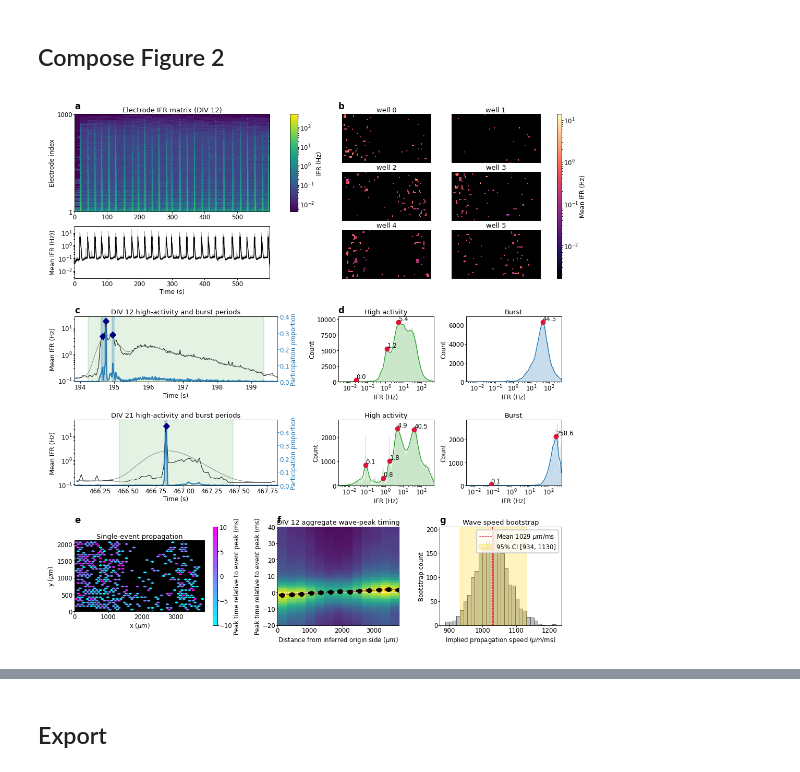
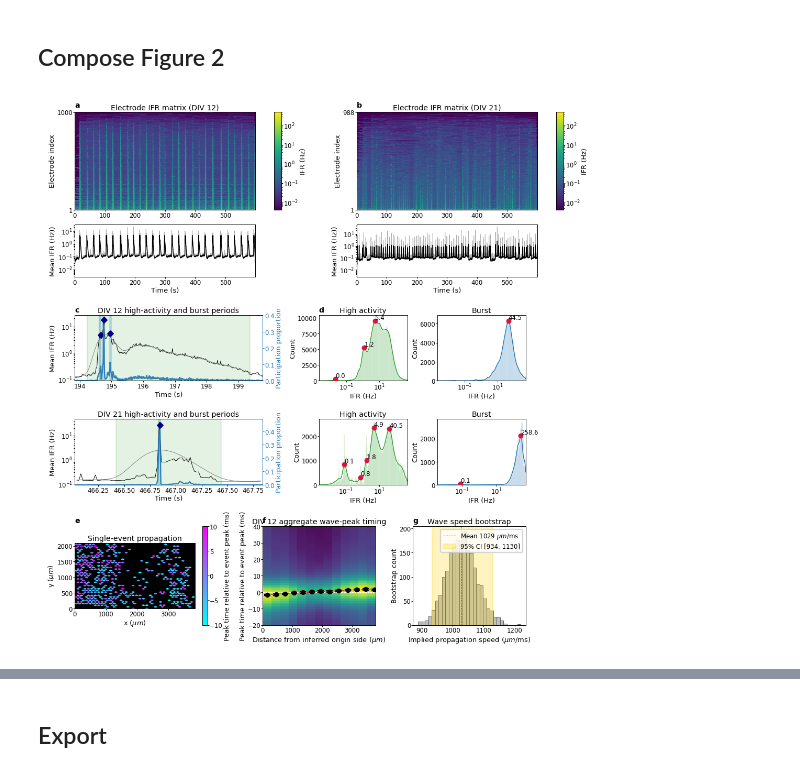
Before and after one commit to dlrebbin98/ephax, a Jupyter notebook: Notebooks/figure_2_burst_compilation.ipynb, the cells around one changed output, grey strips where cells are left out. Saved outputs shown, nothing was run; the diff lists cells and outputs as text; code cells hidden in the pictures.

```diff
--- a/Notebooks/figure_2_burst_compilation.ipynb
+++ b/Notebooks/figure_2_burst_compilation.ipynb
@@ -64,7 +65,7 @@ Set `FORCE_RERUN = True` after changing analysis parameters. The cache stores on
 # %%
 FORCE_RERUN = False
 SAVE_FIGURE = True
-CACHE_VERSION = "figure2_burst_v4_zero_based_recording_clock"
+CACHE_VERSION = "figure2_burst_v5_supp_all_divs"
 
 DATA_ROOT = repo_root / "ephax/data/stimRemovalNull"
 FILENAME_TEMPLATE = "DIV{div}_240703_data_well{well}_exp_data.npz"
@@ -75,6 +76,7 @@ OUTPUT_DIR.mkdir(parents=True, exist_ok=True)
 
 WELLS = [0, 1, 2, 3, 4, 5]
 DIVS = [12, 21]
+SUPP_DIVS = [12, 14, 21, 22, 23, 26]
 EXAMPLE_WELL = 0
 START_SEC = 0.0
 END_SEC = 600.0
@@ -104,6 +106,8 @@ WAVE_MIN_ELECTRODES_PER_BIN = 5
 WAVE_MIN_EVENTS_PER_BIN = 5
 WAVE_BOOTSTRAP_REPS = 2000
 WAVE_RANDOM_SEED = 0
+SUPP_BOOTSTRAP_REPS = 2000
+SUPP_RANDOM_SEED = 0
 WAVE_FORCE_RECOMPUTE = False
 AGGREGATE_WAVE_FORCE_RECOMPUTE = False
 
@@ -580,7 +1011,7 @@ def draw_peak_time_map_panel(data, ax, **options):
 ## Compose Figure 2
 # %%
 fig2 = compose_figure(
-    figure(width="two_column", height_mm=190, rows=[0.5, 0.2, 0.2, 0.3], row_gaps=[0.04, 0.04, 0.05], wspace=0, ncols=24, constrained_layout=False),
+    figure(width="two_column", height_mm=190, rows=[0.5, 0.2, 0.2, 0.3], row_gaps=[0.04, 0.04, 0.05], wspace=0, ncols=26, constrained_layout=False),
     [
         panel(
             "ifr_div12",
@@ -599,13 +1030,20 @@ fig2 = compose_figure(
             },
         ),
         panel(
-            "grid_div12",
+            "ifr_div21",
             label="b",
-            loc=(0, 13, 1, 11),
-            draw=draw_grid_panel,
-            data=figure2_data["grid"][12],
-            axes_factory=lambda fig, subplotspec: grid_avghz_panel_axes_factory(fig, subplotspec, n_items=len(WELLS), ncols=2),
-            options={"compact": True, "show_legend": True},
+            loc=(0, 15, 1, 11),
+            draw=draw_population_ifr_summary,
+            data=figure2_data["single"][21]["population"],
+            axes_factory=population_ifr_summary_axes_factory,
+            options={
+                "heatmap_title": "Electrode IFR matrix (DIV 21)",
+                "mean_title": "",
+                "show_titles": True,
+                "mean_log_scale": True,
+                "smooth_sigma_sec": SMOOTH_SIGMA_SEC,
+                "show_legend": False,
+            },
         ),
         panel(
             "burst_div12",
@@ -657,31 +1095,31 @@ fig2 = compose_figure(
             options={"max_peak_labels": 6,
                      "show_legend": False},
         ),
         panel(
             "peak_time_map_div12",
             label="e",
             loc=(3, 0, 1, 8),
             draw=draw_peak_time_map_panel,
             data=figure2_data["peak_time_map"][12],
             options={"compact": False, "show_colorbar": True, "render_mode": "hexbin", "gridsize": 35, "title": "Single-event propagation" },
         ),
         panel(
             "wave_timing_div12",
             label="f",
             loc=(3, 10, 1, 6),
             draw=draw_wave_timing_panel,
             data=figure2_data["wave"][12]["result"],
             options={"compact": True, "show_colorbar": False, "show_legend": False, "title": "DIV 12 aggregate wave-peak timing" },
         ),
         panel(
             "wave_bootstrap_div12",
             label="g",
             loc=(3, 18, 1, 6),
             draw=draw_wave_bootstrap_panel,
             data=figure2_data["wave"][12]["result"],
             options={"compact": True, "show_legend": True, "title": "Wave speed bootstrap" },
         ),
     ],
 )
 # %% [output]
-[figure, old version]
+[figure, new version]
```
Also changed, not shown: parts of 9 cells of this notebook, 8 other files.
